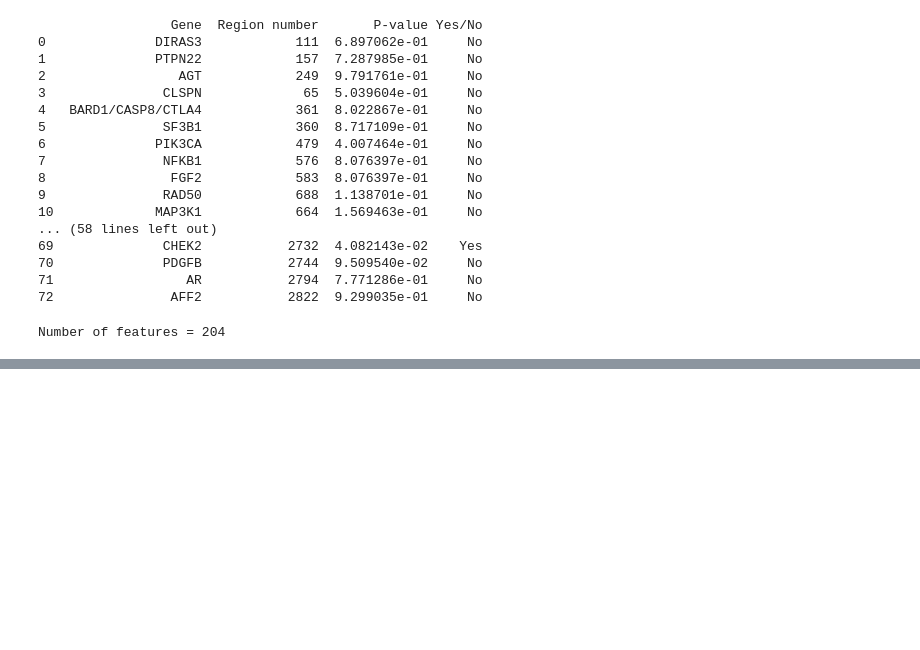
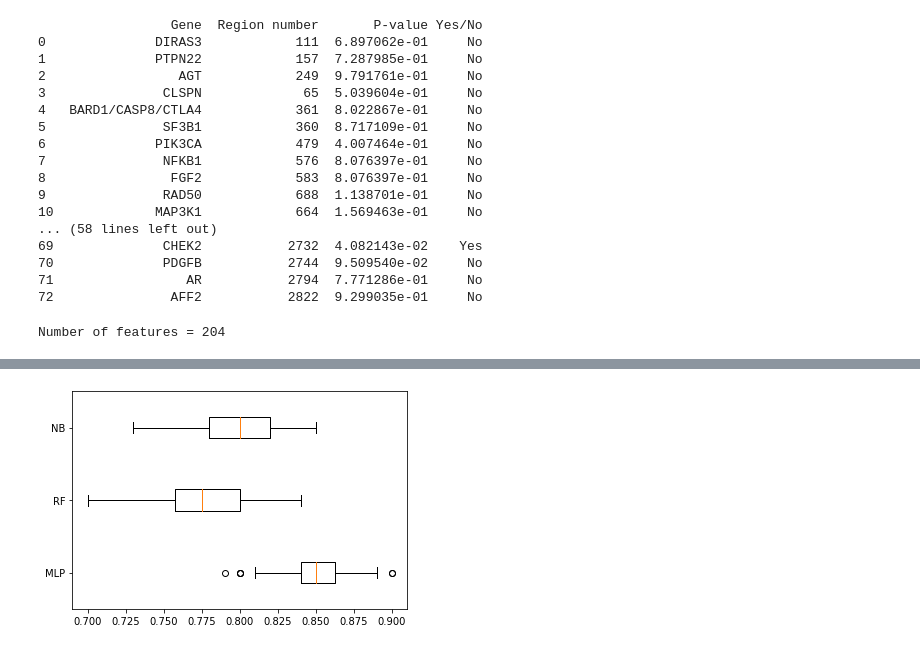
Before and after one commit to Folkert94/B4TM-Group_12, a Jupyter notebook: Model Pipeline.ipynb, the cells around one changed output, grey strips where cells are left out. Cells and saved outputs as stored; diff of their text form; code cells hidden in the pictures; blank space fills up the shorter version.

Commit message:
models & boxplot

```diff
--- a/Model Pipeline.ipynb
+++ b/Model Pipeline.ipynb
@@ -245,0 +246,7 @@ Running Trial 100...
+# %%
+params = {
+          "var_smoothing" : [1e-5, 1e-9]
+}
+nb = GaussianNB()
+
+nb_scores, nb_params, nb_nested = nested_cross_validation(nb, params, X, Y, 100)
@@ -246,3 +271,15 @@ Running Trial 100...
+# %%
+temp1 = np.array(mlp_nested)[:,0]
+temp2 = np.array(rf_nested)[:,0]
+temp3 = np.array(nb_nested)[:,0]
+
+# print(temp1)
+
+plt.boxplot([temp1, temp2, temp3], vert=0, labels=['MLP', 'RF', "NB"])
+plt.savefig("boxplot.png", dpi=300)
+plt.show()
+# %% [output]
+[figure, added]
 # %%
 # Random Forest
 
```
Also changed, not shown: parts of 3 cells of this notebook.
